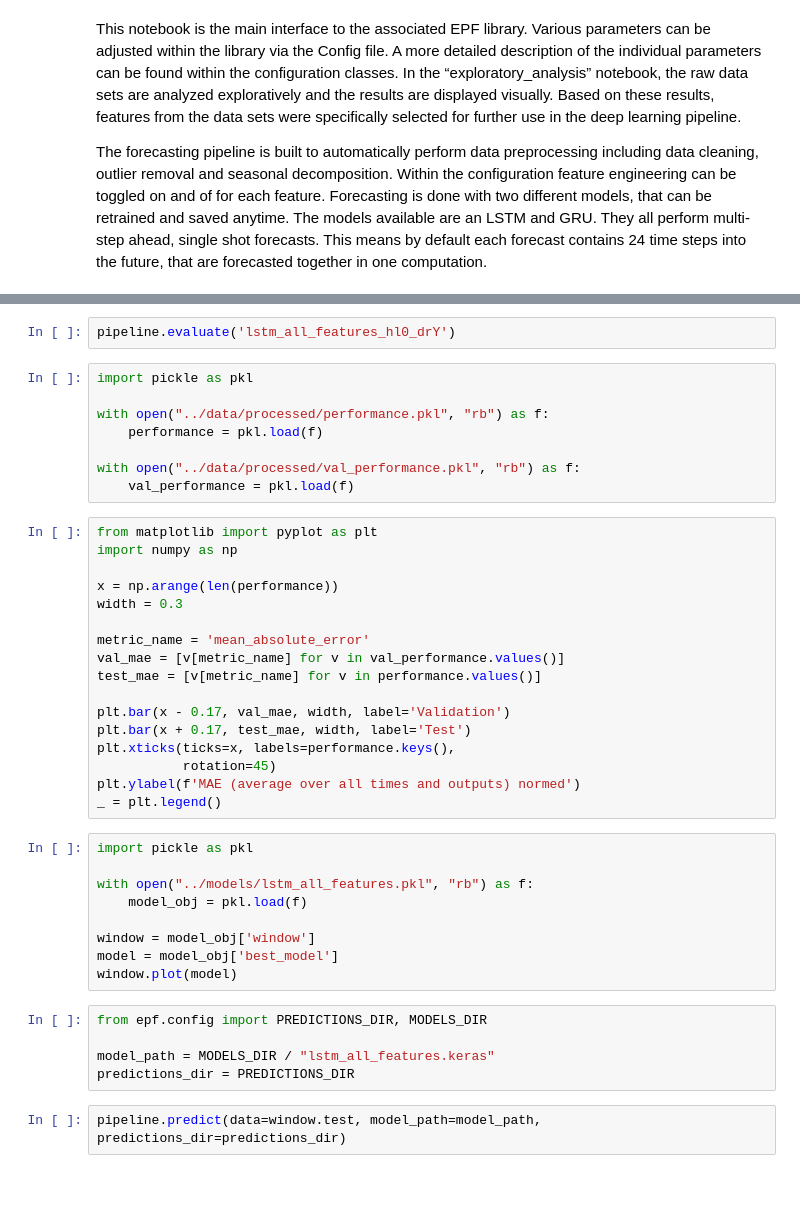
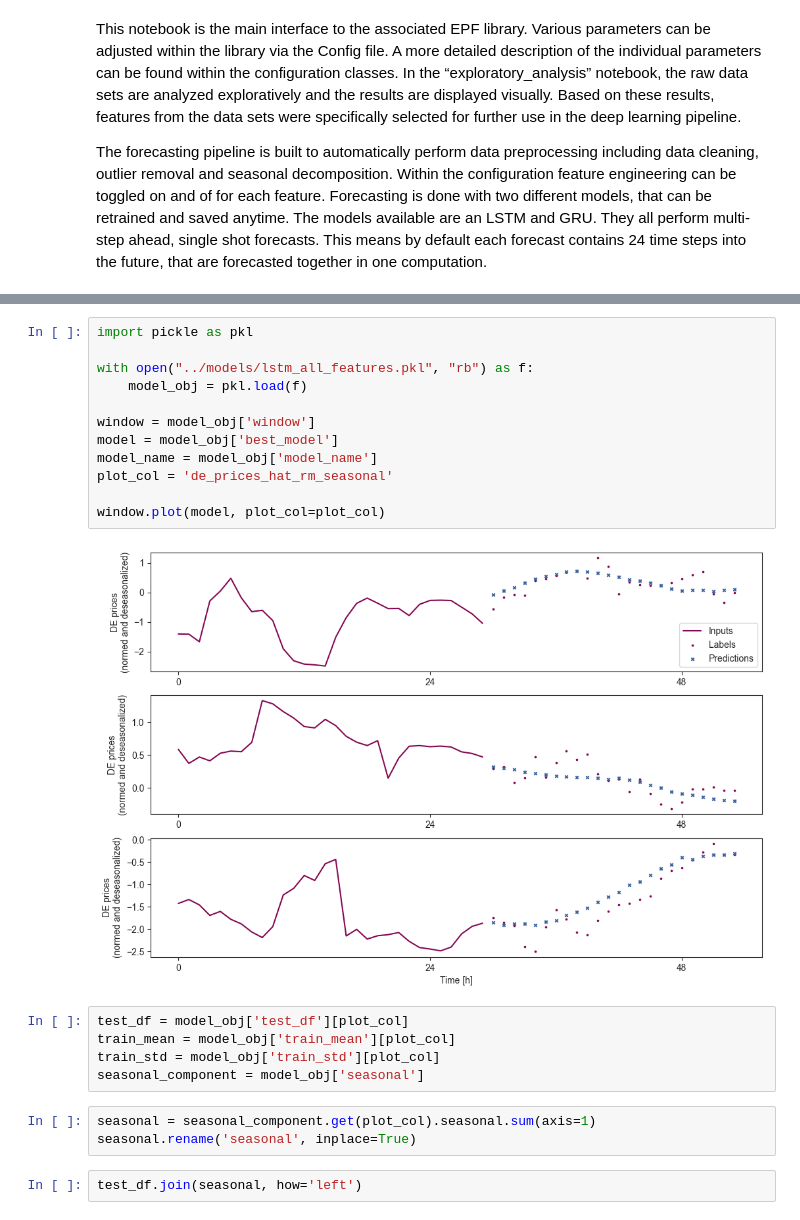
Before and after one commit to valentin-17/epf, a Jupyter notebook: notebooks/epf_main.ipynb, the cells around one changed output, grey strips where cells are left out. Cells and saved outputs as stored; diff of their text form; blank space fills up the shorter version.

Commit message:
retrained some models, started metrics viz

```diff
--- a/notebooks/epf_main.ipynb
+++ b/notebooks/epf_main.ipynb
@@ -13,43 +65,24 @@ pipeline.train('test', overwrite=True, prep_data=False, use_tuned_hyperparams=Fa
-# %%
-pipeline.evaluate('lstm_all_features_hl0_drY')
-# %%
-import pickle as pkl
-
-with open("../data/processed/performance.pkl", "rb") as f:
-    performance = pkl.load(f)
-
-with open("../data/processed/val_performance.pkl", "rb") as f:
-    val_performance = pkl.load(f)
-# %%
-from matplotlib import pyplot as plt
-import numpy as np
-
-x = np.arange(len(performance))
-width = 0.3
-
-metric_name = 'mean_absolute_error'
-val_mae = [v[metric_name] for v in val_performance.values()]
-test_mae = [v[metric_name] for v in performance.values()]
-
-plt.bar(x - 0.17, val_mae, width, label='Validation')
-plt.bar(x + 0.17, test_mae, width, label='Test')
-plt.xticks(ticks=x, labels=performance.keys(),
-           rotation=45)
-plt.ylabel(f'MAE (average over all times and outputs) normed')
-_ = plt.legend()
 # %%
 import pickle as pkl
 
 with open("../models/lstm_all_features.pkl", "rb") as f:
     model_obj = pkl.load(f)
 
 window = model_obj['window']
 model = model_obj['best_model']
-window.plot(model)
+model_name = model_obj['model_name']
+plot_col = 'de_prices_hat_rm_seasonal'
+
+window.plot(model, plot_col=plot_col)
+# %% [output]
+[figure, added]
-# %%
-from epf.config import PREDICTIONS_DIR, MODELS_DIR
-
-model_path = MODELS_DIR / "lstm_all_features.keras"
-predictions_dir = PREDICTIONS_DIR
-# %%
-pipeline.predict(data=window.test, model_path=model_path, predictions_dir=predictions_dir)
+# %%
+test_df = model_obj['test_df'][plot_col]
+train_mean = model_obj['train_mean'][plot_col]
+train_std = model_obj['train_std'][plot_col]
+seasonal_component = model_obj['seasonal']
+# %%
+seasonal = seasonal_component.get(plot_col).seasonal.sum(axis=1)
+seasonal.rename('seasonal', inplace=True)
+# %%
+test_df.join(seasonal, how='left')
```
Also changed, not shown: parts of 4 cells of this notebook, 7 other files.
